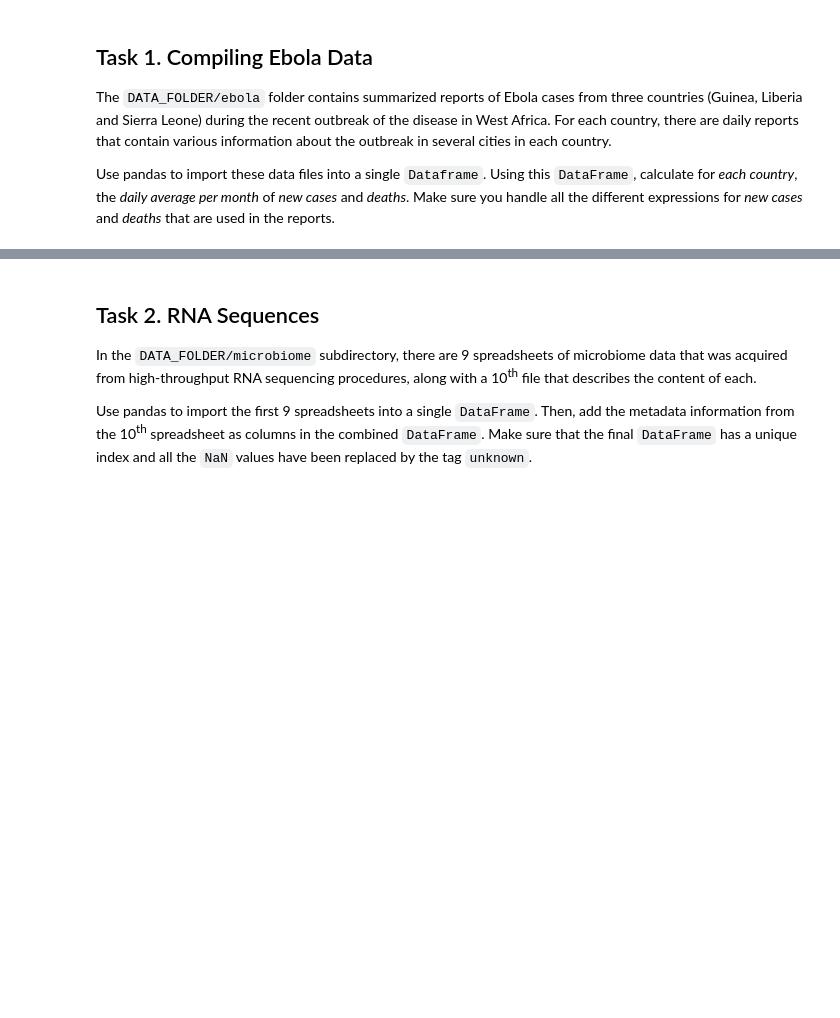
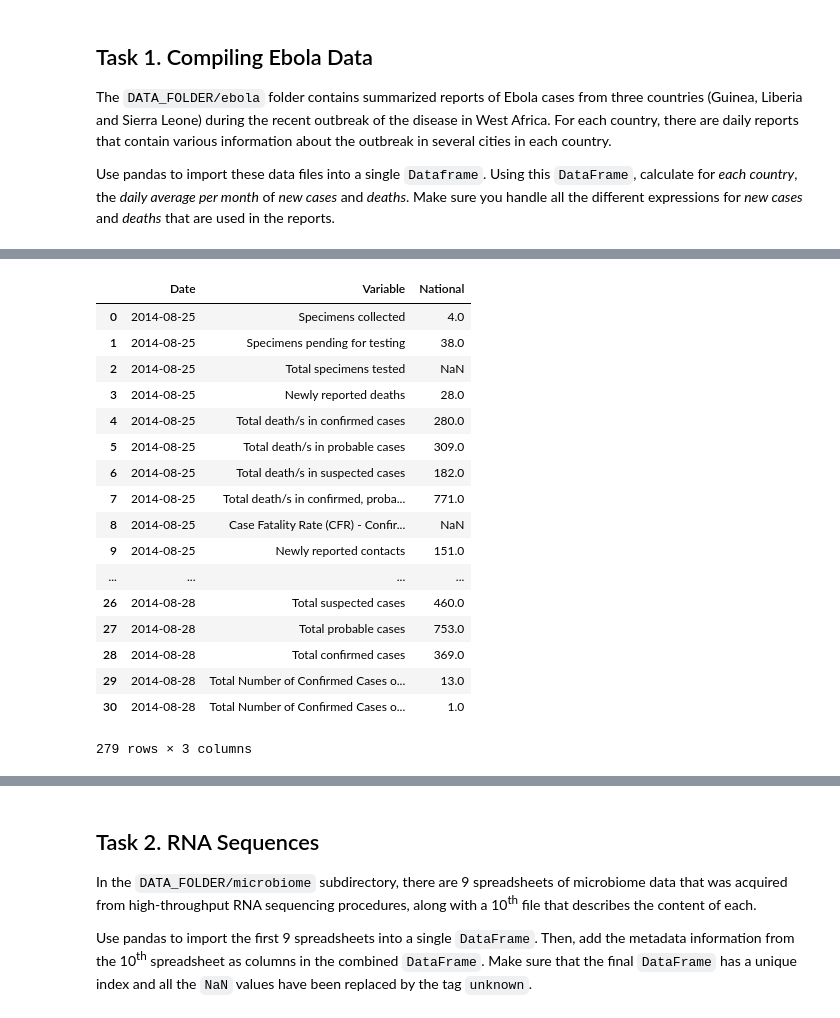
Before and after one commit to raphaelBarman/ADA-dh, a Jupyter notebook: 01 - Pandas and Data Wrangling/Homework 1.ipynb, the cells around one changed output, grey strips where cells are left out. Saved outputs shown, nothing was run; the diff lists cells and outputs as text; code cells hidden in the pictures; blank space fills up the shorter version.

```diff
--- a/01 - Pandas and Data Wrangling/Homework 1.ipynb
+++ b/01 - Pandas and Data Wrangling/Homework 1.ipynb
@@ -17,0 +62,40 @@ Make sure you handle all the different expressions for *new cases* and *deaths*
+# %%
+path = os.path.join(DATA_FOLDER, 'ebola')
+
+guinea_folder = os.path.join(path, 'guinea_data')
+liberia_folder = os.path.join(path, 'liberia_data')
+sl_folder = os.path.join(path, 'sl_data')
+
+guinea_files = glob.glob(os.path.join(guinea_folder, "*.csv"))
+liberia_files = glob.glob(os.path.join(liberia_folder, "*.csv"))
+sl_files = glob.glob(os.path.join(sl_folder, "*.csv"))
+list_df = []
+for file in liberia_files:
+    df = pd.read_csv(file, usecols=["Date", "Variable", "National"], parse_dates=['Date'])
+#     df.Variable.replace('\s+', '_',regex=True,inplace=True)
+    list_df.append(df)
+df = pd.concat(list_df)
+df[(df.Date.dt.month == 8)]
+# df_sum = df.groupby([(df.Date.dt.year),(df.Date.dt.month),(df.Variable)]).sum()
+# df_sum
+# df_sum[np.in1d(df_sum.index.get_level_values(2),['Total death/s in confirmed, probable, suspected cases','Total death/s in confirmed, \n probable, suspected cases'])]
+# df_sum[np.in1d(df_sum.index.get_level_values(2),['Total_death/s_in_confirmed,_probable,_suspected_cases'])]
+# %% [output]
+|  | Date | Variable | National |
+| 0 | 2014-08-25 | Specimens collected | 4.0 |
+| 1 | 2014-08-25 | Specimens pending for testing | 38.0 |
+| 2 | 2014-08-25 | Total specimens tested | NaN |
+| 3 | 2014-08-25 | Newly reported deaths | 28.0 |
+| 4 | 2014-08-25 | Total death/s in confirmed cases | 280.0 |
+| 5 | 2014-08-25 | Total death/s in probable cases | 309.0 |
+| 6 | 2014-08-25 | Total death/s in suspected cases | 182.0 |
+| 7 | 2014-08-25 | Total death/s in confirmed, proba... | 771.0 |
+| 8 | 2014-08-25 | Case Fatality Rate (CFR) - Confir... | NaN |
+| 9 | 2014-08-25 | Newly reported contacts | 151.0 |
+| ... | ... | ... | ... |
+| 26 | 2014-08-28 | Total suspected cases | 460.0 |
+| 27 | 2014-08-28 | Total probable cases | 753.0 |
+| 28 | 2014-08-28 | Total confirmed cases | 369.0 |
+| 29 | 2014-08-28 | Total Number of Confirmed Cases o... | 13.0 |
+| 30 | 2014-08-28 | Total Number of Confirmed Cases o... | 1.0 |
+279 rows × 3 columns
```
Also changed, not shown: parts of 9 cells of this notebook.
